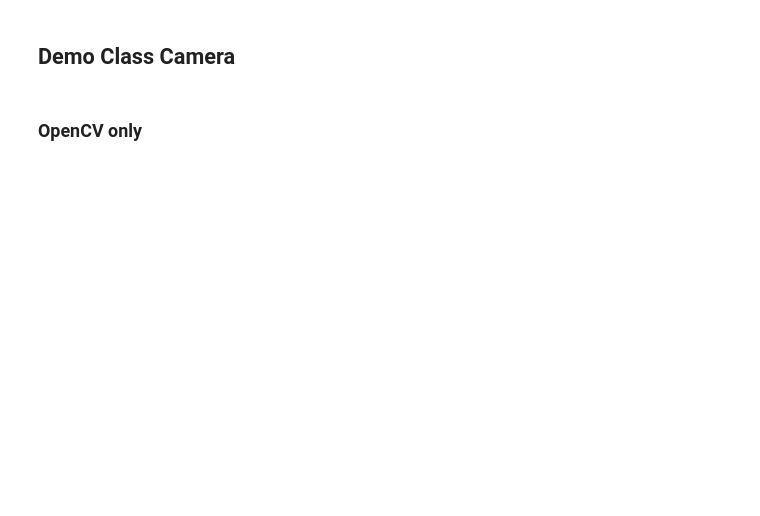
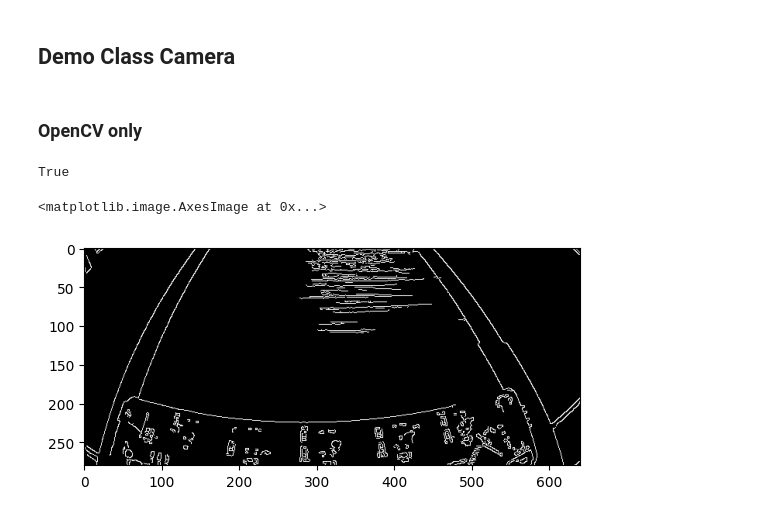
Before and after one commit to beckaelmicher/C2C, a Jupyter notebook: camera_experiment.ipynb, the cells around one changed output. Saved outputs shown, nothing was run; the diff lists cells and outputs as text; code cells hidden in the pictures; blank space fills up the shorter version.

```diff
--- a/camera_experiment.ipynb
+++ b/camera_experiment.ipynb
@@ -21,12 +21,18 @@ Camera?
 # %%
 import cv2
 vc = cv2.VideoCapture(0)
 ret,frame = vc.read()
 frame = cv2.flip(frame,-1)
 frame = cv2.cvtColor(frame,cv2.COLOR_BGR2GRAY)
-threshold=60
-ret,frame = cv2.threshold(frame,threshold,1,cv2.THRESH_BINARY)   # gibt threshold und Resultat zurück
+frame = cv2.Canny(frame, 50, 200)
+frame = cv2.normalize(frame, frame, alpha=5, norm_type=cv2.NORM_MINMAX)
+# threshold=60
+# ret,frame = cv2.threshold(frame,threshold,1,cv2.THRESH_BINARY)   # gibt threshold und Resultat zurück
 frame = frame[200:480,0:640].copy()
 print(ret)
 plt.imshow(frame, cmap='gray')
+# %% [output]
+True
+<matplotlib.image.AxesImage at 0x...>
+[figure, added]
 # %%
```
Also changed, not shown: parts of 1 cell of this notebook.
